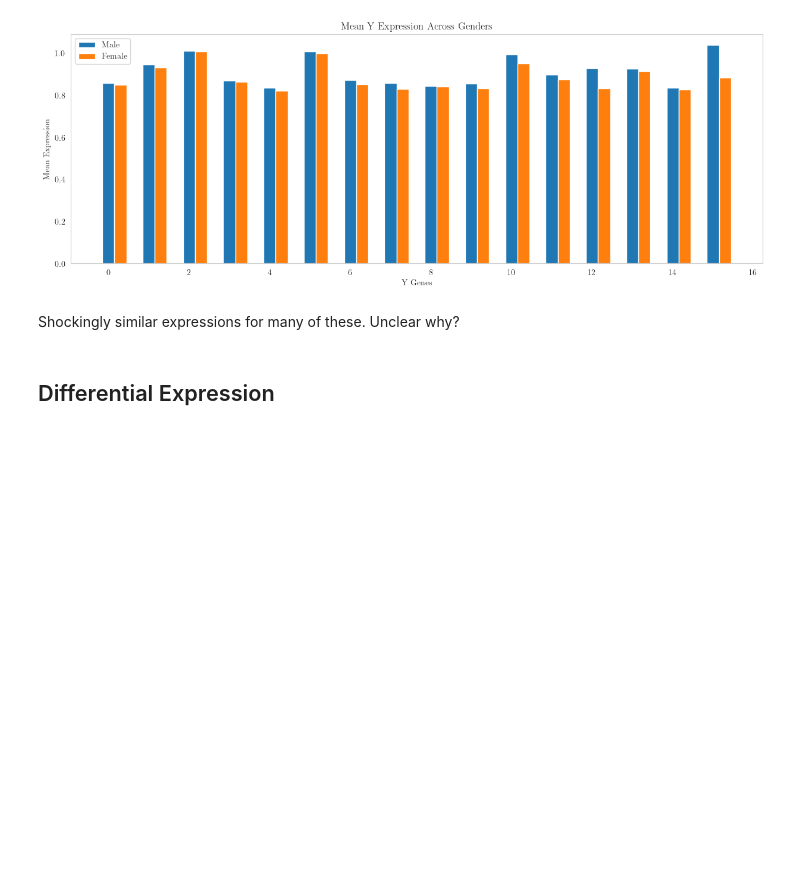
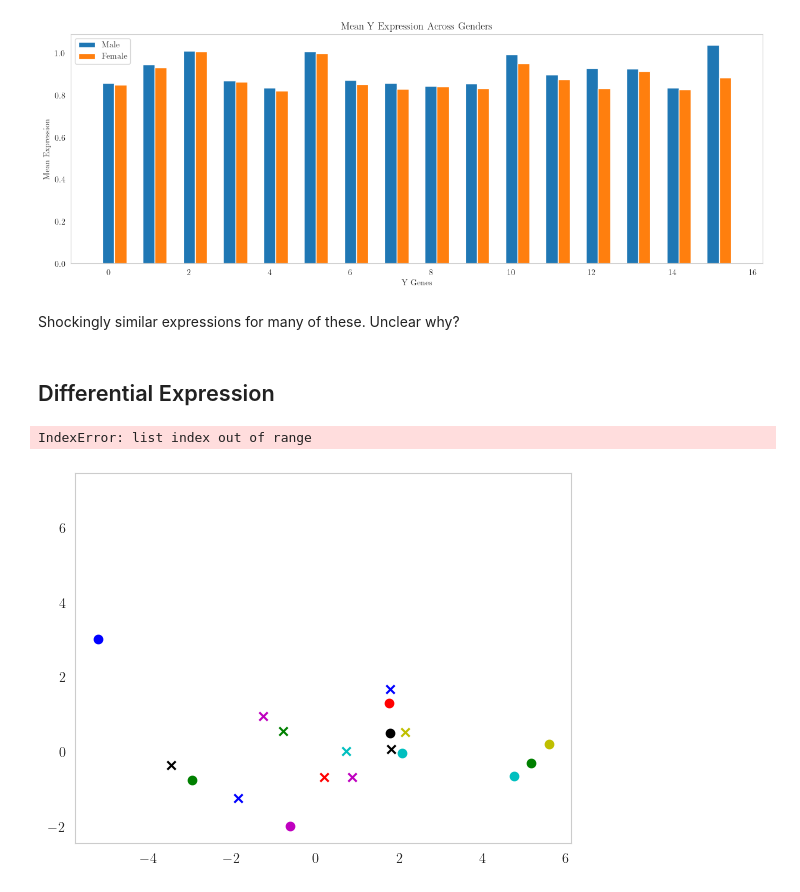
Before and after one commit to yashpatel5400/stats604-project2, a Jupyter notebook: yash.ipynb, the cells around one changed output. Drawn from its saved outputs; the diff is of its cells as text; code cells hidden in the pictures; blank space fills up the shorter version.

```diff
--- a/yash.ipynb
+++ b/yash.ipynb
@@ -45,6 +45,7 @@ Let's start by looking at the plausibility of this spike-in normalization techni
 # %%
 nan_genes = genes[genes["chrom"].isna()].index.values # genes not associated with chromosomes
 control_genes = [gene for gene in nan_genes if gene.startswith("AFFX")]
+human_genes = [gene for gene in genes.index.values if gene not in control_genes]
 print(control_genes)
 # %% [output]
 ['AFFX-BioB-3_at', 'AFFX-BioB-3_st', 'AFFX-BioB-5_at', 'AFFX-BioB-5_st', 'AFFX-BioB-M_at', 'AFFX-BioB-M_st', 'AFFX-BioC-3_at', 'AFFX-BioC-3_st', 'AFFX-BioC-5_at', 'AFFX-BioC-5_st', 'AFFX-BioDn-3_st',  ...
@@ -216,3 +217,15 @@ for patient_id in patient_ids:
     if len(cur_patient_tuple) > 0:
         patient_tuples.append(cur_patient_tuple)
     patient_id_tuples[patient_id] = patient_tuples
+# %%
+v1_data, v2_data = [], []
+for patient_id in patient_id_tuples:
+    for paired_tuples in patient_id_tuples[patient_id]:
+        v1_subset, v2_subset = [], []
+        for sample in paired_tuples:
+            if sample["chip.version"] == "v1":
+                v1_subset.append(sample)
+            else:
+                v2_subset.append(sample)
+        v1_data.append(v1_subset)
+        v2_data.append(v2_subset)
@@ -218,0 +236,18 @@ for patient_id in patient_ids:
+# %%
+lab_to_reduced_data = {}
+for lab in lab_to_normalized_data:
+    pca = PCA(n_components=2)
+    reduced_data = pca.fit_transform(lab_to_normalized_data[lab][human_genes].values)
+    lab_to_reduced_data[lab] = pd.DataFrame(reduced_data, columns = ['pc1','pc2'], index = lab_to_normalized_data[lab].index)
+# %%
+colors = ["b","g","r","c","m","y","k","w"]
+for i, (v1_samples, v2_samples) in enumerate(zip(v1_data[:8], v2_data[:8])):
+    for v1_sample in v1_samples:
+        x, y = lab_to_reduced_data[v1_sample["lab"]].loc[v1_sample.name]
+        plt.scatter(x, y, color=colors[i], marker="o")
+    for v2_sample in v2_samples:
+        x, y = lab_to_reduced_data[v2_sample["lab"]].loc[v2_sample.name]
+        plt.scatter(x, y, color=colors[i], marker="x")
+# %% [output]
+IndexError: list index out of range
+[figure, added]
```
Also changed, not shown: parts of 2 cells of this notebook.
